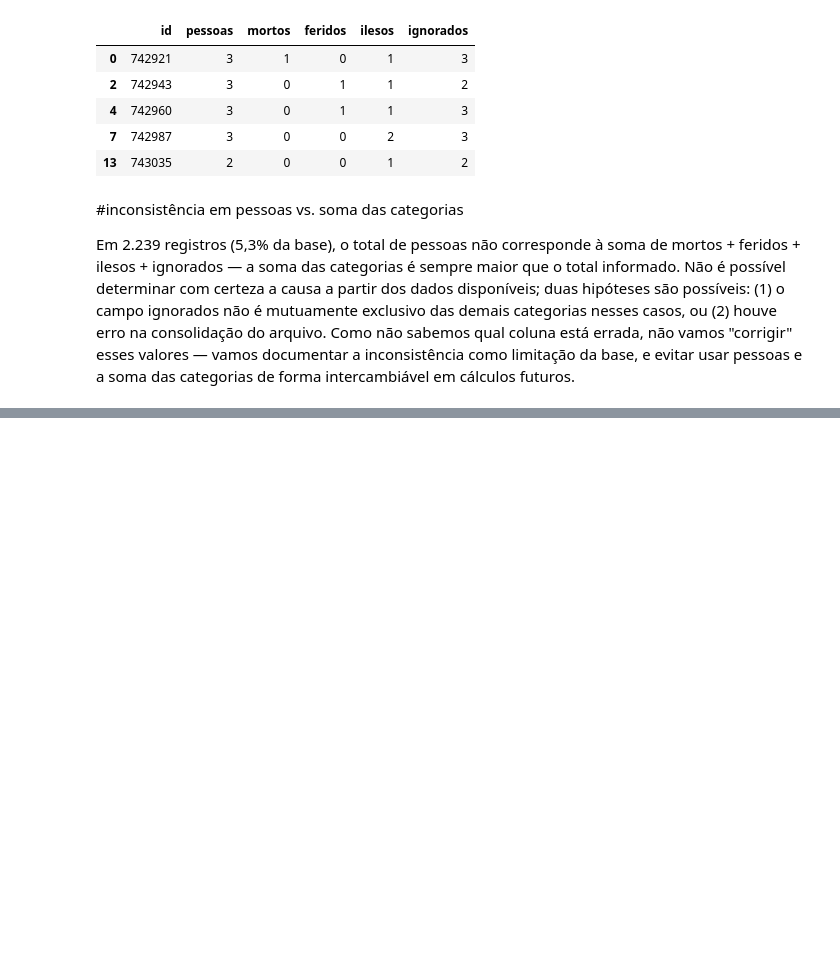
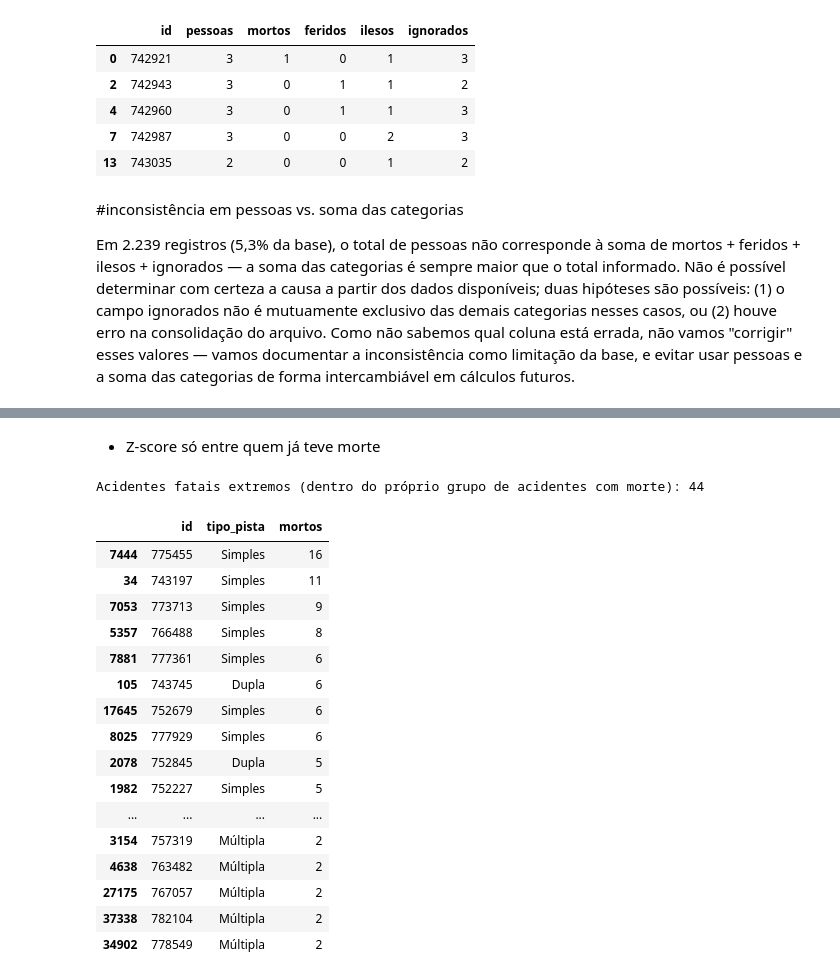
Before and after one commit to CristianeSMarques/Projeto-Final---Grupo-3---Cinthia-Cristiane-e-Douglas, a Jupyter notebook: Projeto.ipynb, the cells around one changed output, grey strips where cells are left out. Drawn from its saved outputs; the diff is of its cells as text; code cells hidden in the pictures; blank space fills up the shorter version.

```diff
--- a/Projeto.ipynb
+++ b/Projeto.ipynb
@@ -685,0 +724,13 @@ Como não sabemos qual coluna está errada, não vamos "corrigir" esses valores
+# %%
+import numpy as np
+
+def calcula_zscore(serie):
+    media = np.mean(serie)
+    desvio_padrao = np.std(serie)
+    return (serie - media) / desvio_padrao
+
+tabela['zscore_mortos'] = tabela.groupby('tipo_pista')['mortos'].transform(calcula_zscore)
+tabela['outlier_mortos_zscore'] = tabela['zscore_mortos'].abs() > 3
+
+print(f"IQR marcou: {tabela['outlier_mortos_iqr'].sum()} outliers")
+print(f"Z-score marcou: {tabela['outlier_mortos_zscore'].sum()} outliers")
@@ -685,0 +758,29 @@ Como não sabemos qual coluna está errada, não vamos "corrigir" esses valores
+# %% [markdown]
+- Z-score só entre quem já teve morte
+# %%
+# aqui a pergunta muda: dado que o acidente teve morte, ele foi "comum" ou "extremo"?
+acidentes_fatais = tabela[tabela['mortos'] > 0].copy()
+acidentes_fatais['zscore_entre_fatais'] = acidentes_fatais.groupby('tipo_pista')['mortos'].transform(calcula_zscore)
+extremos = acidentes_fatais[acidentes_fatais['zscore_entre_fatais'].abs() > 3]
+
+print(f"Acidentes fatais extremos (dentro do próprio grupo de acidentes com morte): {len(extremos)}")
+extremos[['id', 'tipo_pista', 'mortos']].sort_values('mortos', ascending=False)
+# %% [output]
+Acidentes fatais extremos (dentro do próprio grupo de acidentes com morte): 44
+|  | id | tipo_pista | mortos |
+| 7444 | 775455 | Simples | 16 |
+| 34 | 743197 | Simples | 11 |
+| 7053 | 773713 | Simples | 9 |
+| 5357 | 766488 | Simples | 8 |
+| 7881 | 777361 | Simples | 6 |
+| 105 | 743745 | Dupla | 6 |
+| 17645 | 752679 | Simples | 6 |
+| 8025 | 777929 | Simples | 6 |
+| 2078 | 752845 | Dupla | 5 |
+| 1982 | 752227 | Simples | 5 |
+| ... | ... | ... | ... |
+| 3154 | 757319 | Múltipla | 2 |
+| 4638 | 763482 | Múltipla | 2 |
+| 27175 | 767057 | Múltipla | 2 |
+| 37338 | 782104 | Múltipla | 2 |
+| 34902 | 778549 | Múltipla | 2 |
```
Also changed, not shown: parts of 13 cells of this notebook.
